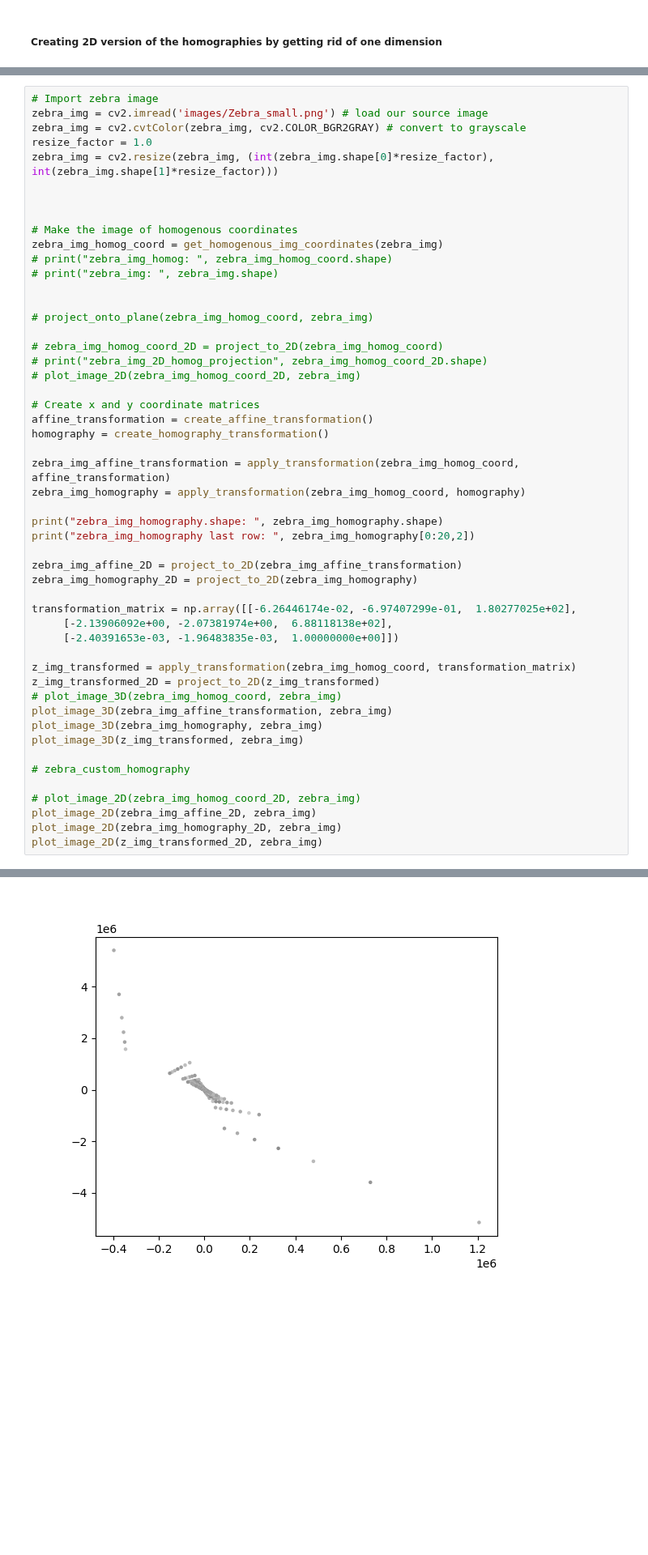
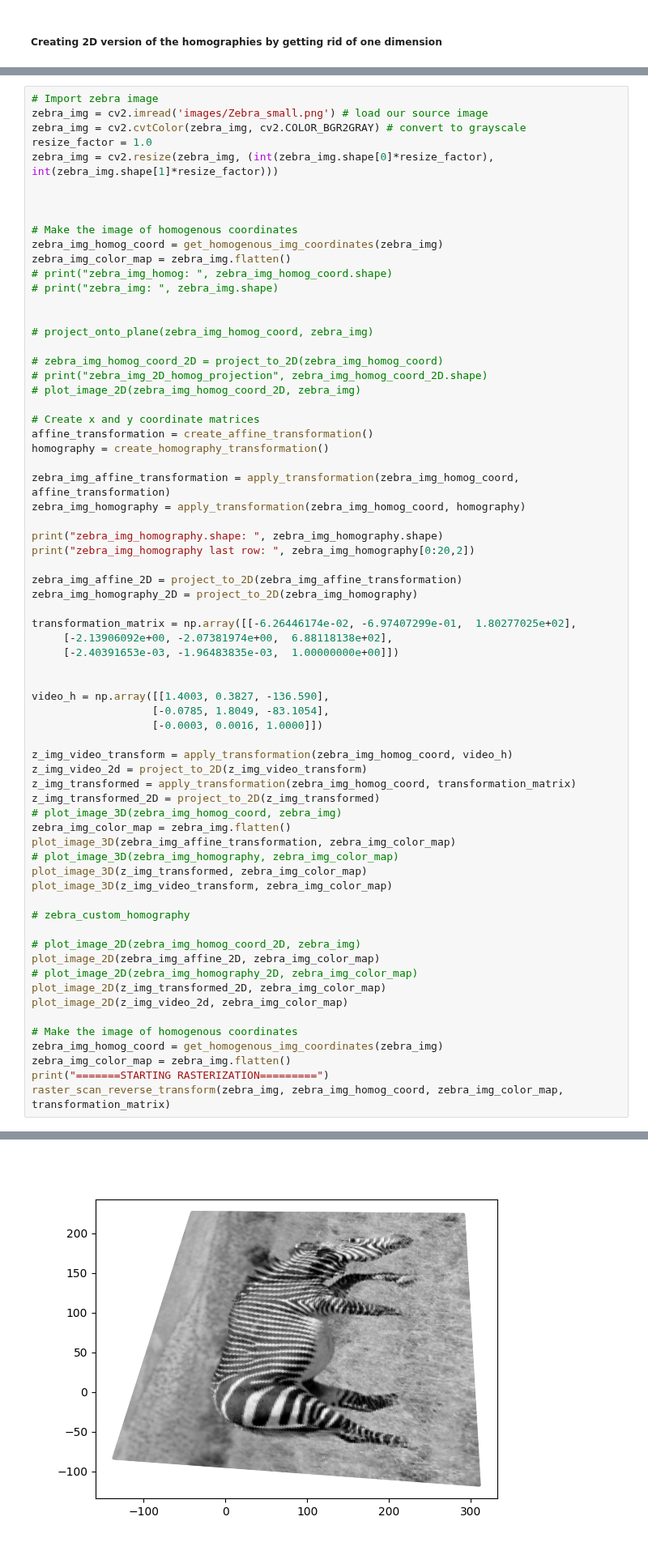
Before and after one commit to JoshuaG-K/transformation-visualization-tool, a Jupyter notebook: transformations.ipynb, the cells around one changed output, grey strips where cells are left out. Shown at 81% size. Saved outputs shown, nothing was run; the diff lists cells and outputs as text; blank space fills up the shorter version.

Commit message:
Got a homography that does what its suppose to do. Didn't need to implement the reverse rasterization technique, just needed to define a homography that gave a reasonable output

```diff
--- a/transformations.ipynb
+++ b/transformations.ipynb
@@ -463,6 +548,7 @@ zebra_img = cv2.resize(zebra_img, (int(zebra_img.shape[0]*resize_factor), int(ze
 
 # Make the image of homogenous coordinates
 zebra_img_homog_coord = get_homogenous_img_coordinates(zebra_img)
+zebra_img_color_map = zebra_img.flatten()
 # print("zebra_img_homog: ", zebra_img_homog_coord.shape)
 # print("zebra_img: ", zebra_img.shape)
 
@@ -490,19 +576,35 @@ transformation_matrix = np.array([[-6.26446174e-02, -6.97407299e-01,  1.80277025
      [-2.13906092e+00, -2.07381974e+00,  6.88118138e+02],
      [-2.40391653e-03, -1.96483835e-03,  1.00000000e+00]])
 
+
+video_h = np.array([[1.4003, 0.3827, -136.590],
+                   [-0.0785, 1.8049, -83.1054],
+                   [-0.0003, 0.0016, 1.0000]])
+
+z_img_video_transform = apply_transformation(zebra_img_homog_coord, video_h)
+z_img_video_2d = project_to_2D(z_img_video_transform)
 z_img_transformed = apply_transformation(zebra_img_homog_coord, transformation_matrix)
 z_img_transformed_2D = project_to_2D(z_img_transformed)
 # plot_image_3D(zebra_img_homog_coord, zebra_img)
-plot_image_3D(zebra_img_affine_transformation, zebra_img)
-plot_image_3D(zebra_img_homography, zebra_img)
-plot_image_3D(z_img_transformed, zebra_img)
+zebra_img_color_map = zebra_img.flatten()
+plot_image_3D(zebra_img_affine_transformation, zebra_img_color_map)
+# plot_image_3D(zebra_img_homography, zebra_img_color_map)
+plot_image_3D(z_img_transformed, zebra_img_color_map)
+plot_image_3D(z_img_video_transform, zebra_img_color_map)
 
 # zebra_custom_homography
 
 # plot_image_2D(zebra_img_homog_coord_2D, zebra_img)
-plot_image_2D(zebra_img_affine_2D, zebra_img)
-plot_image_2D(zebra_img_homography_2D, zebra_img)
-plot_image_2D(z_img_transformed_2D, zebra_img)
+plot_image_2D(zebra_img_affine_2D, zebra_img_color_map)
+# plot_image_2D(zebra_img_homography_2D, zebra_img_color_map)
+plot_image_2D(z_img_transformed_2D, zebra_img_color_map)
+plot_image_2D(z_img_video_2d, zebra_img_color_map)
+
+# Make the image of homogenous coordinates
+zebra_img_homog_coord = get_homogenous_img_coordinates(zebra_img)
+zebra_img_color_map = zebra_img.flatten()
+print("=======STARTING RASTERIZATION=========")
+raster_scan_reverse_transform(zebra_img, zebra_img_homog_coord, zebra_img_color_map, transformation_matrix)
 # %% [output]
 img_coordinates.shape:  (64500, 3)
 transformation.shape:  (3, 3)
@@ -529 +626 @@ projection_2D.shape:  (64500, 2)
-[figure, old version]
+[figure, new version]
```
Also changed, not shown: parts of 4 cells of this notebook.
